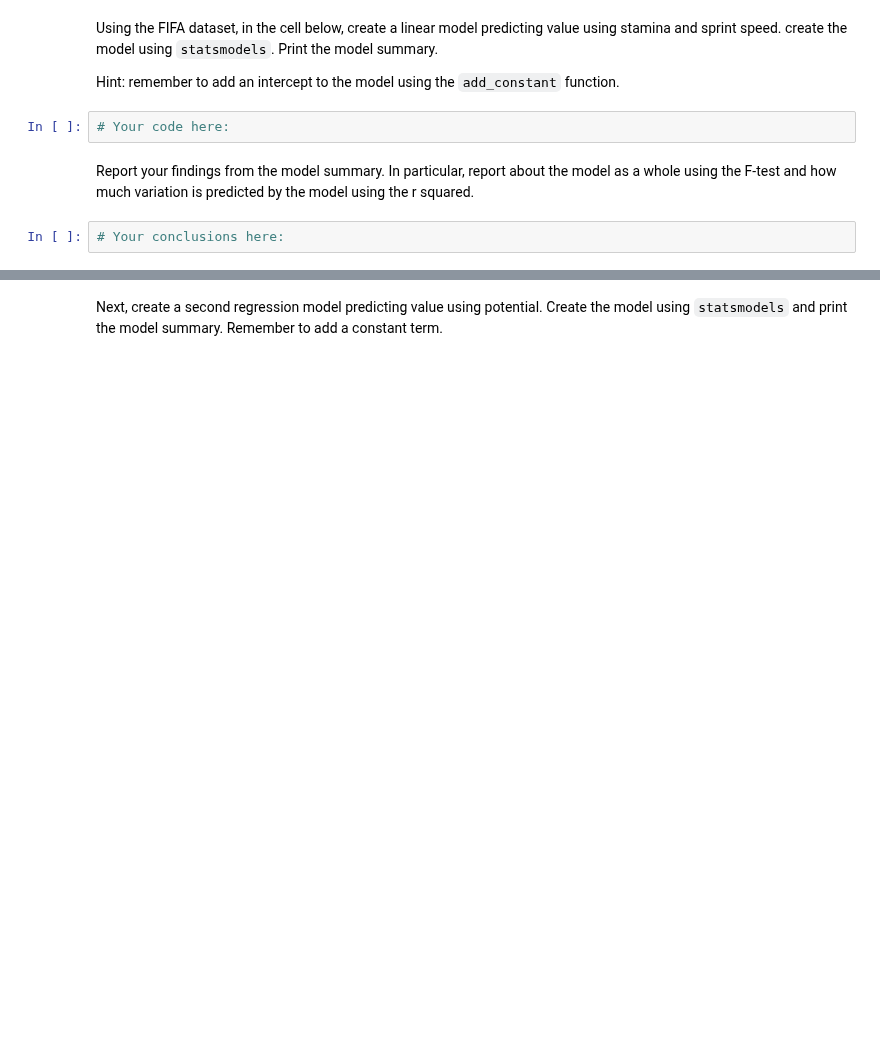
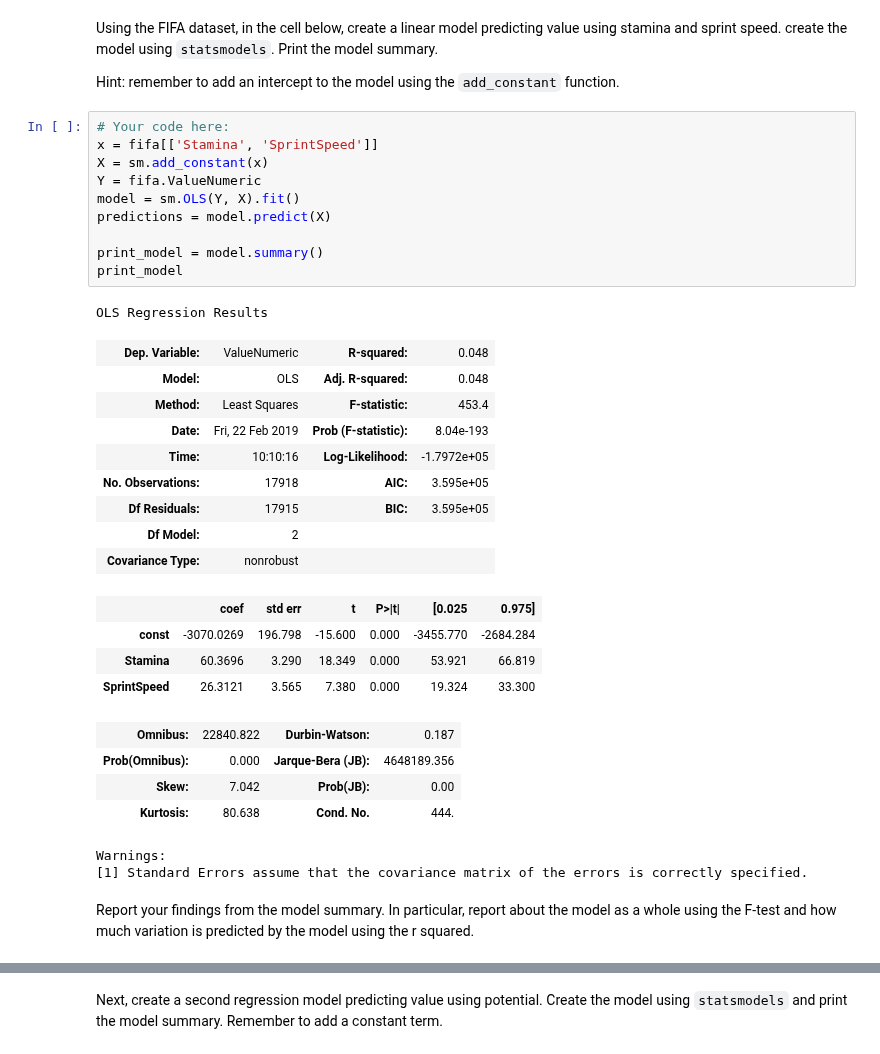
Before and after one commit to Almuglezsalcedo/datamad0119, a Jupyter notebook: module-2/lab-correlation-tests-with-scipy/your-code/main.ipynb, the cells around one changed output, grey strips where cells are left out. Drawn from its saved outputs; the diff is of its cells as text; blank space fills up the shorter version.

```diff
--- a/module-2/lab-correlation-tests-with-scipy/your-code/main.ipynb
+++ b/module-2/lab-correlation-tests-with-scipy/your-code/main.ipynb
@@ -98,9 +126,36 @@ We'll start by ensuring there are no missing values. Examine all variables for a
 Using the FIFA dataset, in the cell below, create a linear model predicting value using stamina and sprint speed. create the model using `statsmodels`. Print the model summary.
 
 Hint: remember to add an intercept to the model using the `add_constant` function.
-# %%
-# Your code here:
+# %%
+# Your code here:
+x = fifa[['Stamina', 'SprintSpeed']]
+X = sm.add_constant(x)
+Y = fifa.ValueNumeric
+model = sm.OLS(Y, X).fit()
+predictions = model.predict(X)
+
+print_model = model.summary()
+print_model
+# %% [output]
+OLS Regression Results
+| Dep. Variable: | ValueNumeric | R-squared: | 0.048 |
+| Model: | OLS | Adj. R-squared: | 0.048 |
+| Method: | Least Squares | F-statistic: | 453.4 |
+| Date: | Fri, 22 Feb 2019 | Prob (F-statistic): | 8.04e-193 |
+| Time: | 10:10:16 | Log-Likelihood: | -1.7972e+05 |
+| No. Observations: | 17918 | AIC: | 3.595e+05 |
+| Df Residuals: | 17915 | BIC: | 3.595e+05 |
+| Df Model: | 2 |  |  |
+| Covariance Type: | nonrobust |  |  |
+|  | coef | std err | t | P>|t| | [0.025 | 0.975] |
+| const | -3070.0269 | 196.798 | -15.600 | 0.000 | -3455.770 | -2684.284 |
+| Stamina | 60.3696 | 3.290 | 18.349 | 0.000 | 53.921 | 66.819 |
+| SprintSpeed | 26.3121 | 3.565 | 7.380 | 0.000 | 19.324 | 33.300 |
+| Omnibus: | 22840.822 | Durbin-Watson: | 0.187 |
+| Prob(Omnibus): | 0.000 | Jarque-Bera (JB): | 4648189.356 |
+| Skew: | 7.042 | Prob(JB): | 0.00 |
+| Kurtosis: | 80.638 | Cond. No. | 444. |
+Warnings:
+[1] Standard Errors assume that the covariance matrix of the errors is correctly specified.
 # %% [markdown]
 Report your findings from the model summary. In particular, report about the model as a whole using the F-test and how much variation is predicted by the model using the r squared.
-# %%
-# Your conclusions here:
```
Also changed, not shown: parts of 9 cells of this notebook.
